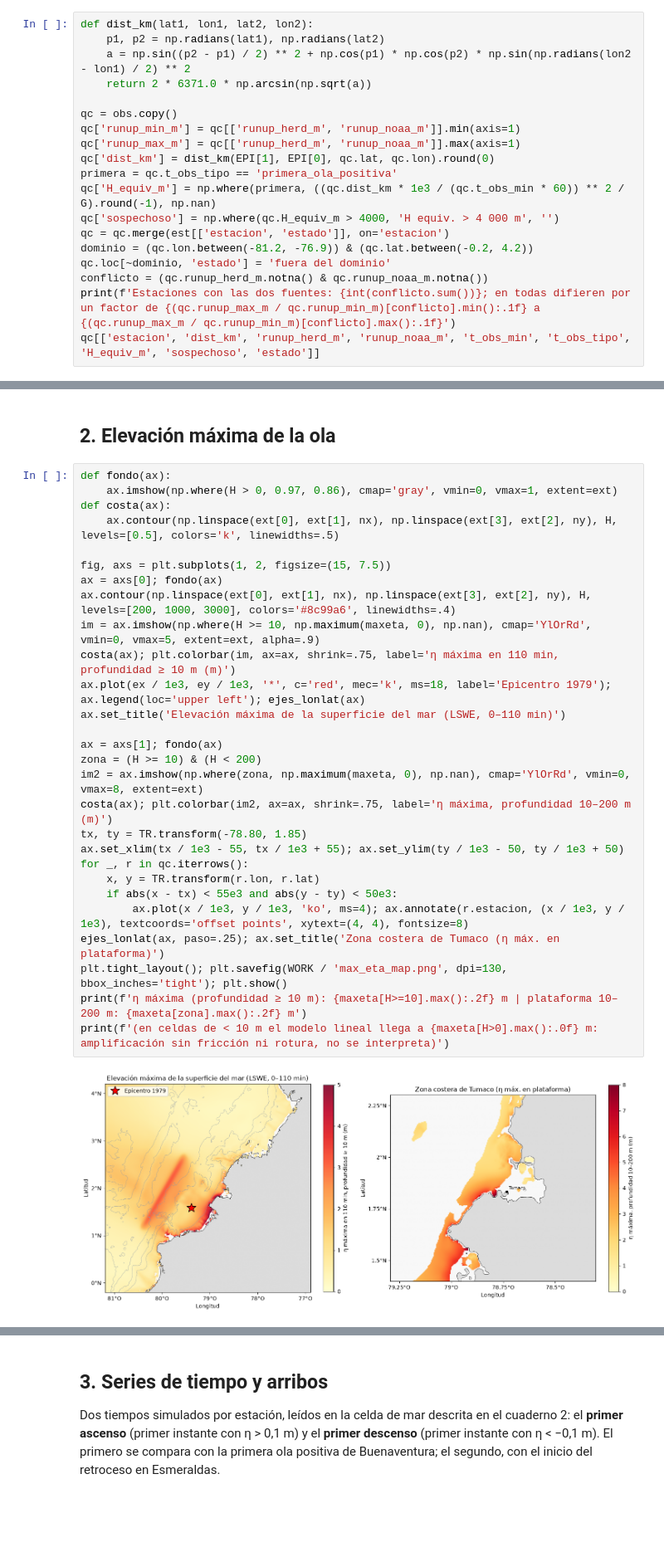
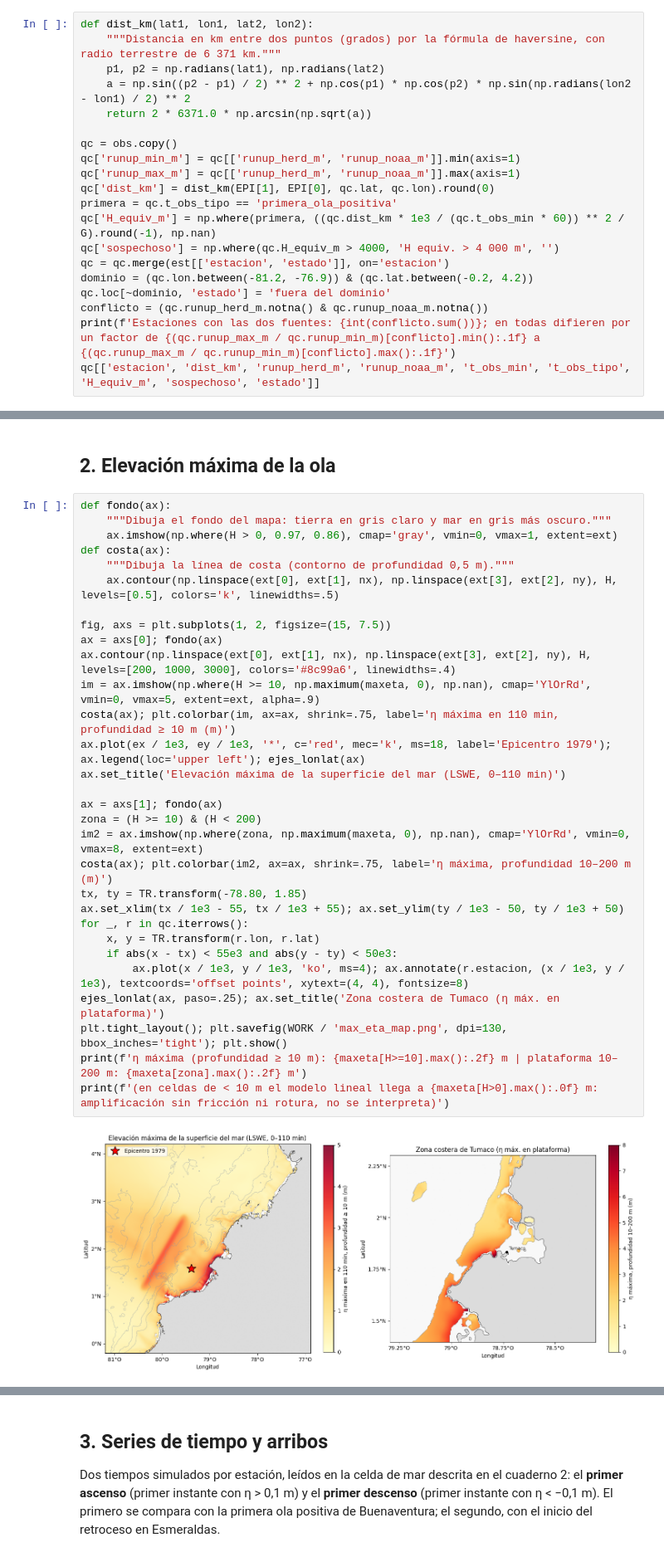
Before and after one commit to scr-ungrd/cuadernos-reproducibles-crc002, a Jupyter notebook: notebooks/03-visualization.ipynb, the cells around one changed output, grey strips where cells are left out. Shown at 83% size. Cells and saved outputs as stored; diff of their text form; blank space fills up the shorter version.

```diff
--- a/notebooks/03-visualization.ipynb
+++ b/notebooks/03-visualization.ipynb
@@ -99,6 +99,7 @@ Para la primera ola positiva se revisa la coherencia con una onda larga $c=\sqrt
 la profundidad equivalente es $H_{eq}=(d/t)^2/g$. Una ruta que cruza plataforma y talud da un valor medio bajo; un valor mayor que la profundidad del océano (~4 000 m) sería sospechoso.
 # %%
 def dist_km(lat1, lon1, lat2, lon2):
+    """Distancia en km entre dos puntos (grados) por la fórmula de haversine, con radio terrestre de 6 371 km."""
     p1, p2 = np.radians(lat1), np.radians(lat2)
     a = np.sin((p2 - p1) / 2) ** 2 + np.cos(p1) * np.cos(p2) * np.sin(np.radians(lon2 - lon1) / 2) ** 2
     return 2 * 6371.0 * np.arcsin(np.sqrt(a))
@@ -135,34 +136,36 @@ Estaciones con las dos fuentes: 2; en todas difieren por un factor de 2.4 a 3.8
 ## 2. Elevación máxima de la ola
 # %%
 def fondo(ax):
+    """Dibuja el fondo del mapa: tierra en gris claro y mar en gris más oscuro."""
     ax.imshow(np.where(H > 0, 0.97, 0.86), cmap='gray', vmin=0, vmax=1, extent=ext)
 def costa(ax):
+    """Dibuja la línea de costa (contorno de profundidad 0,5 m)."""
     ax.contour(np.linspace(ext[0], ext[1], nx), np.linspace(ext[3], ext[2], ny), H, levels=[0.5], colors='k', linewidths=.5)
 
 fig, axs = plt.subplots(1, 2, figsize=(15, 7.5))
 ax = axs[0]; fondo(ax)
 ax.contour(np.linspace(ext[0], ext[1], nx), np.linspace(ext[3], ext[2], ny), H, levels=[200, 1000, 3000], colors='#8c99a6', linewidths=.4)
 im = ax.imshow(np.where(H >= 10, np.maximum(maxeta, 0), np.nan), cmap='YlOrRd', vmin=0, vmax=5, extent=ext, alpha=.9)
 costa(ax); plt.colorbar(im, ax=ax, shrink=.75, label='η máxima en 110 min, profundidad ≥ 10 m (m)')
 ax.plot(ex / 1e3, ey / 1e3, '*', c='red', mec='k', ms=18, label='Epicentro 1979'); ax.legend(loc='upper left'); ejes_lonlat(ax)
 ax.set_title('Elevación máxima de la superficie del mar (LSWE, 0–110 min)')
 
 ax = axs[1]; fondo(ax)
 zona = (H >= 10) & (H < 200)
 im2 = ax.imshow(np.where(zona, np.maximum(maxeta, 0), np.nan), cmap='YlOrRd', vmin=0, vmax=8, extent=ext)
 costa(ax); plt.colorbar(im2, ax=ax, shrink=.75, label='η máxima, profundidad 10–200 m (m)')
 tx, ty = TR.transform(-78.80, 1.85)
 ax.set_xlim(tx / 1e3 - 55, tx / 1e3 + 55); ax.set_ylim(ty / 1e3 - 50, ty / 1e3 + 50)
 for _, r in qc.iterrows():
     x, y = TR.transform(r.lon, r.lat)
     if abs(x - tx) < 55e3 and abs(y - ty) < 50e3:
         ax.plot(x / 1e3, y / 1e3, 'ko', ms=4); ax.annotate(r.estacion, (x / 1e3, y / 1e3), textcoords='offset points', xytext=(4, 4), fontsize=8)
 ejes_lonlat(ax, paso=.25); ax.set_title('Zona costera de Tumaco (η máx. en plataforma)')
 plt.tight_layout(); plt.savefig(WORK / 'max_eta_map.png', dpi=130, bbox_inches='tight'); plt.show()
 print(f'η máxima (profundidad ≥ 10 m): {maxeta[H>=10].max():.2f} m | plataforma 10–200 m: {maxeta[zona].max():.2f} m')
 print(f'(en celdas de < 10 m el modelo lineal llega a {maxeta[H>0].max():.0f} m: amplificación sin fricción ni rotura, no se interpreta)')
 # %% [output]
-[figure, old version]
+[figure, new version]
 η máxima (profundidad ≥ 10 m): 8.80 m | plataforma 10–200 m: 8.80 m
 (en celdas de < 10 m el modelo lineal llega a 40 m: amplificación sin fricción ni rotura, no se interpreta)
 # %% [markdown]
```
Also changed, not shown: parts of 3 cells of this notebook, 12 other files.
